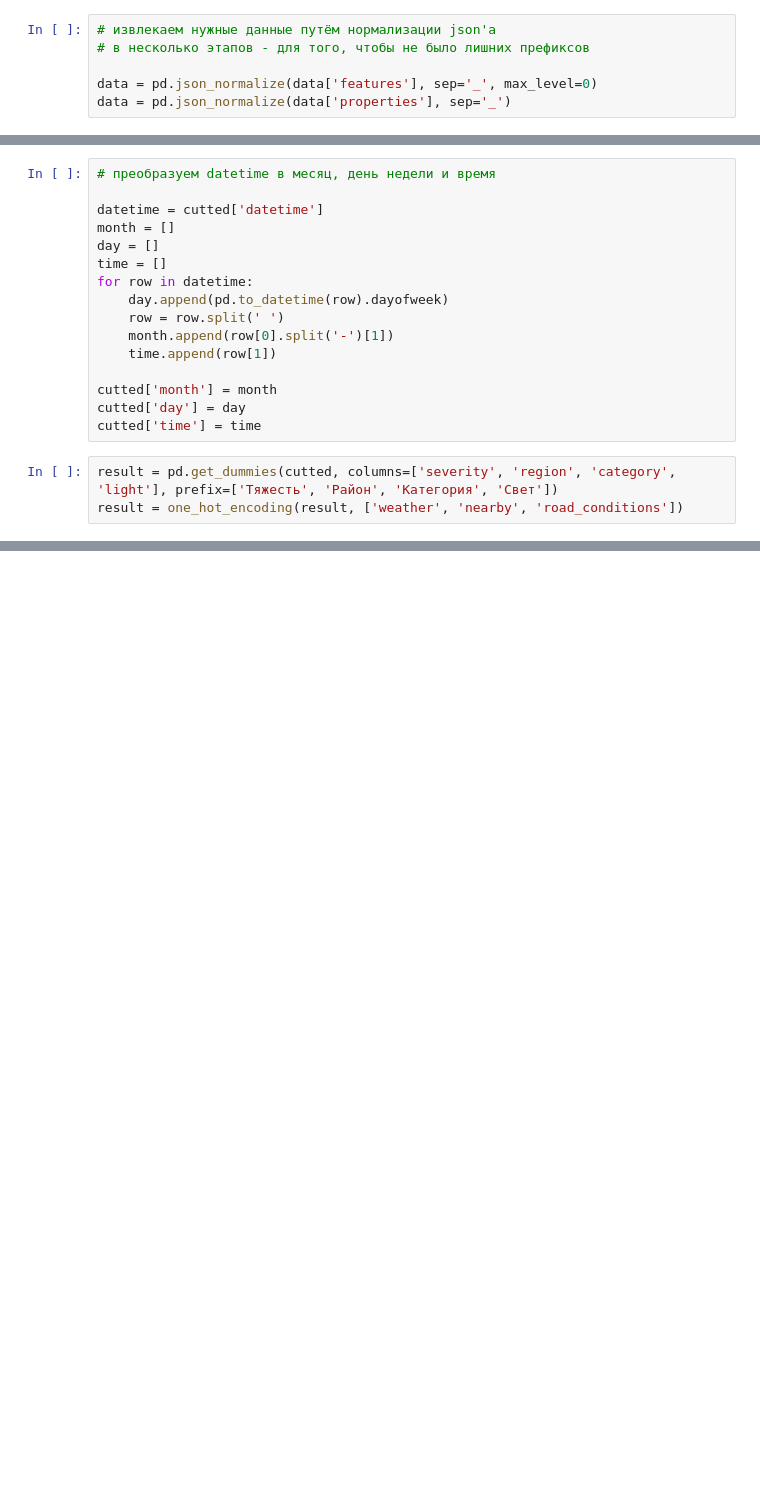
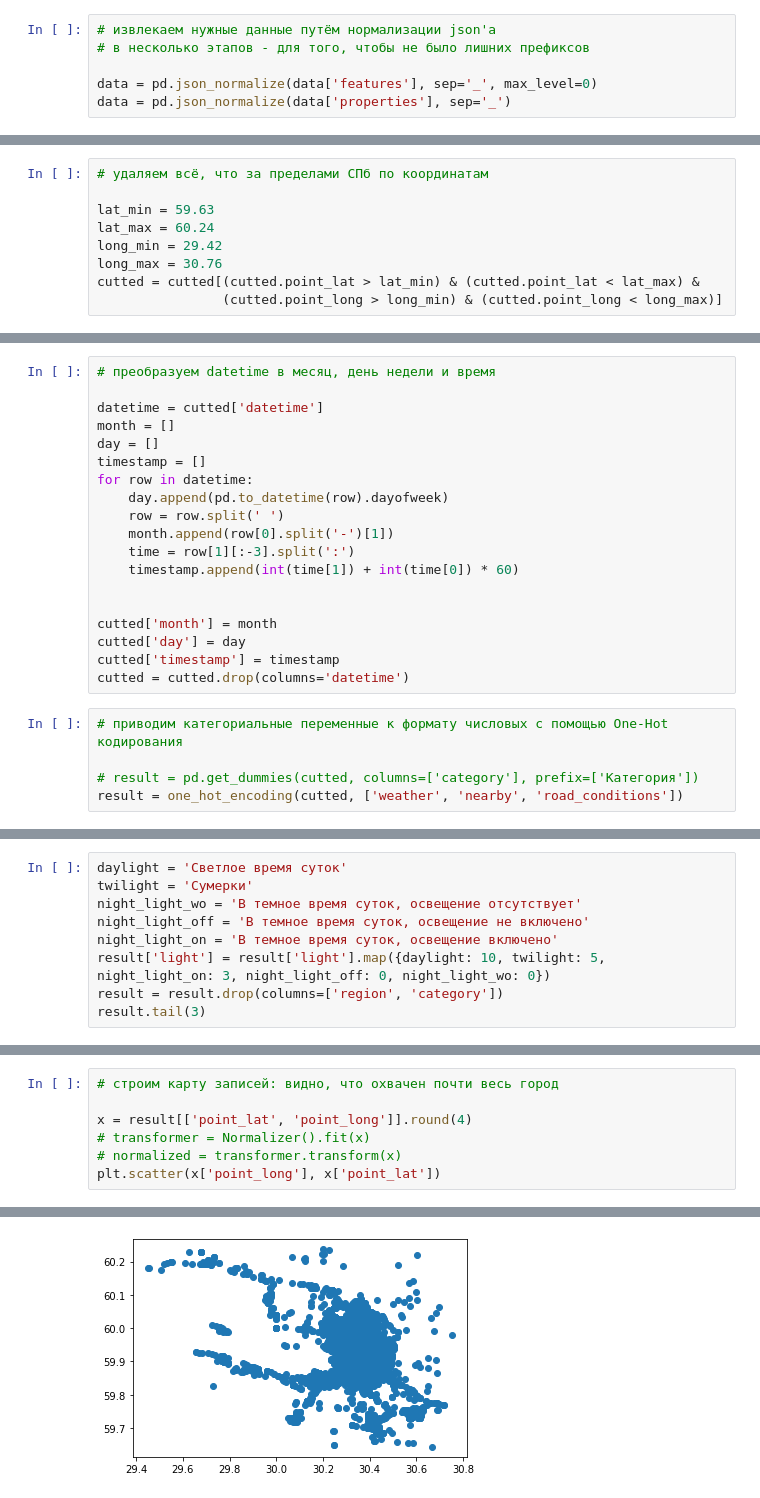
Before and after one commit to Sertyhopss/car-crash, a Jupyter notebook: json_read.ipynb, the cells around one changed output, grey strips where cells are left out. Cells and saved outputs as stored; diff of their text form; blank space fills up the shorter version.

```diff
--- a/json_read.ipynb
+++ b/json_read.ipynb
@@ -66,6 +78,15 @@ cutted = data.drop(columns=['id', 'gibdd_id', 'participant_categories', 'parent_
 scheme_filter = ['100', '110', '120', '130', '300', '310', '320', '340', '400', '410', '420', '430', '440',
                  '700', '710', '720', '730', '760', '770', '780']
 cutted = cutted[cutted.scheme.isin(scheme_filter)]
+# %%
+# удаляем всё, что за пределами СПб по координатам
+
+lat_min = 59.63
+lat_max = 60.24
+long_min = 29.42
+long_max = 30.76
+cutted = cutted[(cutted.point_lat > lat_min) & (cutted.point_lat < lat_max) &
+                (cutted.point_long > long_min) & (cutted.point_long < long_max)]
 # %%
 # визуализируем схемы ДТП
 
@@ -80,16 +101,21 @@ display(HTML(cutted.tail(3).to_html(escape=False ,formatters=format_dict)))
 datetime = cutted['datetime']
 month = []
 day = []
-time = []
+timestamp = []
 for row in datetime:
     day.append(pd.to_datetime(row).dayofweek)
     row = row.split(' ')
     month.append(row[0].split('-')[1])
-    time.append(row[1])
+    time = row[1][:-3].split(':')
+    timestamp.append(int(time[1]) + int(time[0]) * 60)
+
 
 cutted['month'] = month
 cutted['day'] = day
-cutted['time'] = time
+cutted['timestamp'] = timestamp
+cutted = cutted.drop(columns='datetime')
 # %%
-result = pd.get_dummies(cutted, columns=['severity', 'region', 'category', 'light'], prefix=['Тяжесть', 'Район', 'Категория', 'Свет'])
-result = one_hot_encoding(result, ['weather', 'nearby', 'road_conditions'])
+# приводим категориальные переменные к формату числовых с помощью One-Hot кодирования
+
+# result = pd.get_dummies(cutted, columns=['category'], prefix=['Категория'])
+result = one_hot_encoding(cutted, ['weather', 'nearby', 'road_conditions'])
@@ -133,0 +122,9 @@ memory usage: 7.8+ MB
+# %%
+daylight = 'Светлое время суток'
+twilight = 'Сумерки'
+night_light_wo = 'В темное время суток, освещение отсутствует'
+night_light_off = 'В темное время суток, освещение не включено'
+night_light_on = 'В темное время суток, освещение включено'
+result['light'] = result['light'].map({daylight: 10, twilight: 5, night_light_on: 3, night_light_off: 0, night_light_wo: 0})
+result = result.drop(columns=['region', 'category'])
+result.tail(3)
@@ -133,0 +137,8 @@ memory usage: 7.8+ MB
+# %%
+# строим карту записей: видно, что охвачен почти весь город
+
+x = result[['point_lat', 'point_long']].round(4)
+# transformer = Normalizer().fit(x)
+# normalized = transformer.transform(x)
+plt.scatter(x['point_long'], x['point_lat'])
+# %% [output]
@@ -133,0 +146 @@ memory usage: 7.8+ MB
+[figure, added]
```
Also changed, not shown: parts of 19 cells of this notebook.
